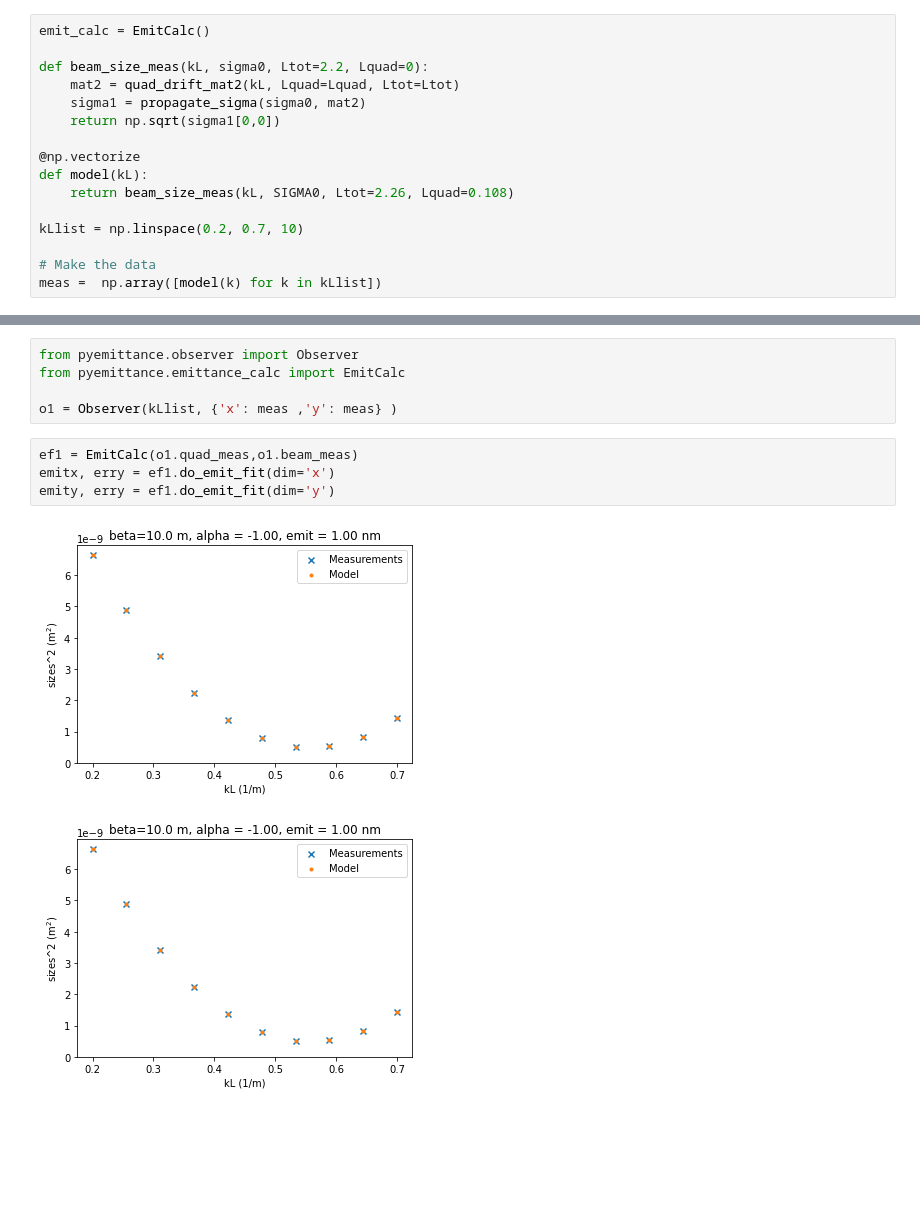
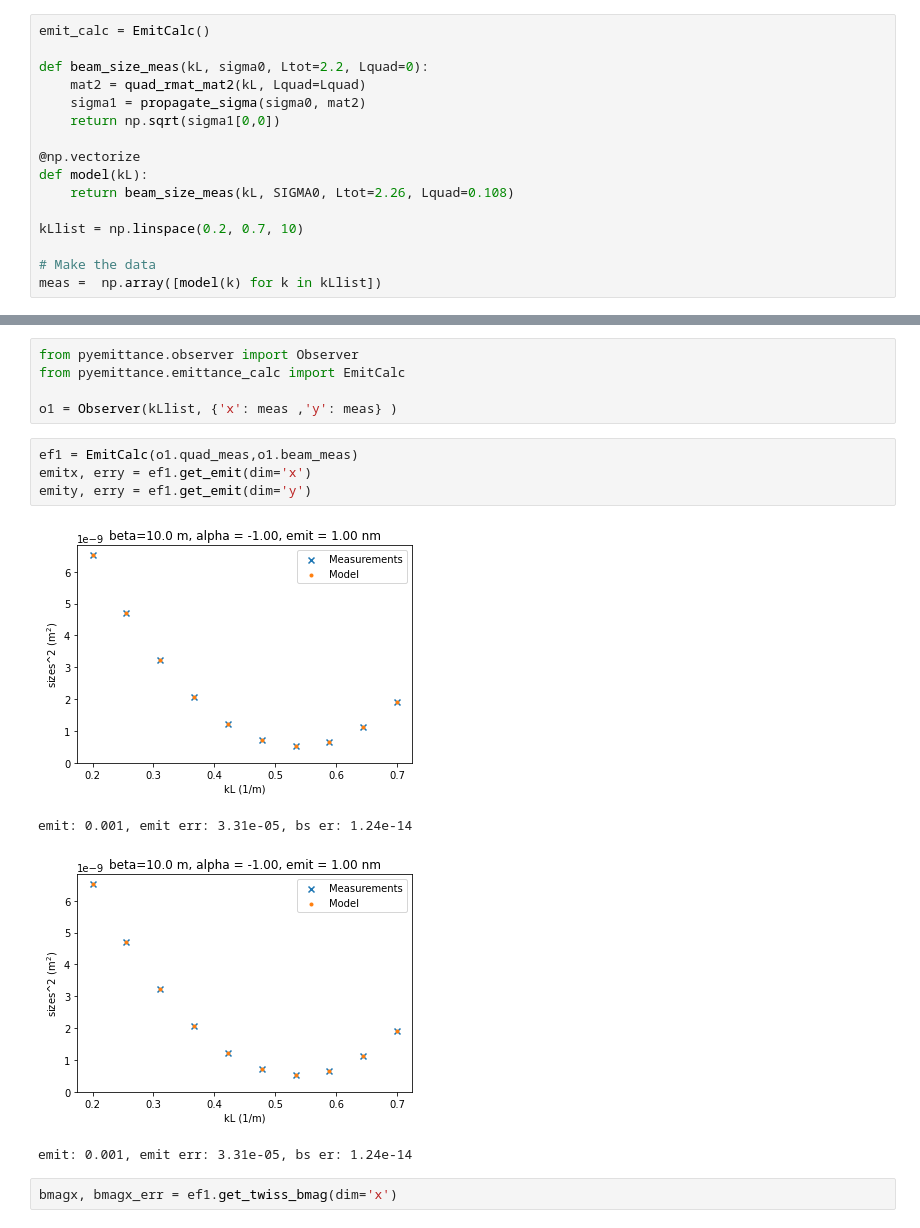
Before and after one commit to slaclab/PyEmittance, a Jupyter notebook: examples/simple_fit_test.ipynb, the cells around one changed output, grey strips where cells are left out. Saved outputs shown, nothing was run; the diff lists cells and outputs as text; blank space fills up the shorter version.

```diff
--- a/examples/simple_fit_test.ipynb
+++ b/examples/simple_fit_test.ipynb
@@ -24,7 +24,7 @@ SIGMA0 = np.array([[SIGMA_11, SIGMA_12], [SIGMA_12, SIGMA_22]])
 emit_calc = EmitCalc()
 
 def beam_size_meas(kL, sigma0, Ltot=2.2, Lquad=0):
-    mat2 = quad_drift_mat2(kL, Lquad=Lquad, Ltot=Ltot)
+    mat2 = quad_rmat_mat2(kL, Lquad=Lquad)
     sigma1 = propagate_sigma(sigma0, mat2)
     return np.sqrt(sigma1[0,0])
 
@@ -55,8 +55,12 @@ from pyemittance.emittance_calc import EmitCalc
 o1 = Observer(kLlist, {'x': meas ,'y': meas} )
 # %%
 ef1 = EmitCalc(o1.quad_meas,o1.beam_meas)
-emitx, erry = ef1.do_emit_fit(dim='x')
-emity, erry = ef1.do_emit_fit(dim='y')
+emitx, erry = ef1.get_emit(dim='x')
+emity, erry = ef1.get_emit(dim='y')
 # %% [output]
-[figure, old version]
+[figure, new version]
+emit: 0.001, emit err: 3.31e-05, bs er: 1.24e-14
-[figure, old version]
+[figure, new version]
+emit: 0.001, emit err: 3.31e-05, bs er: 1.24e-14
+# %%
+bmagx, bmagx_err = ef1.get_twiss_bmag(dim='x')
```
Also changed, not shown: parts of 4 cells of this notebook, 11 other files.
